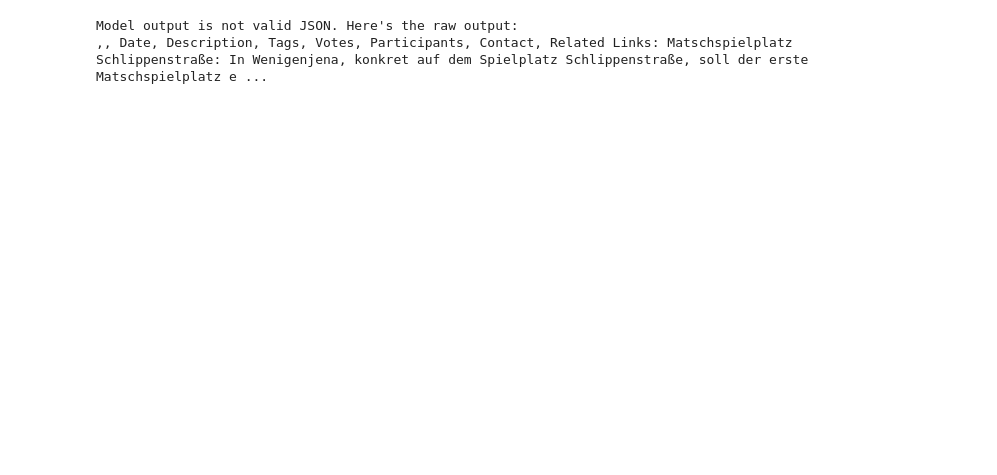
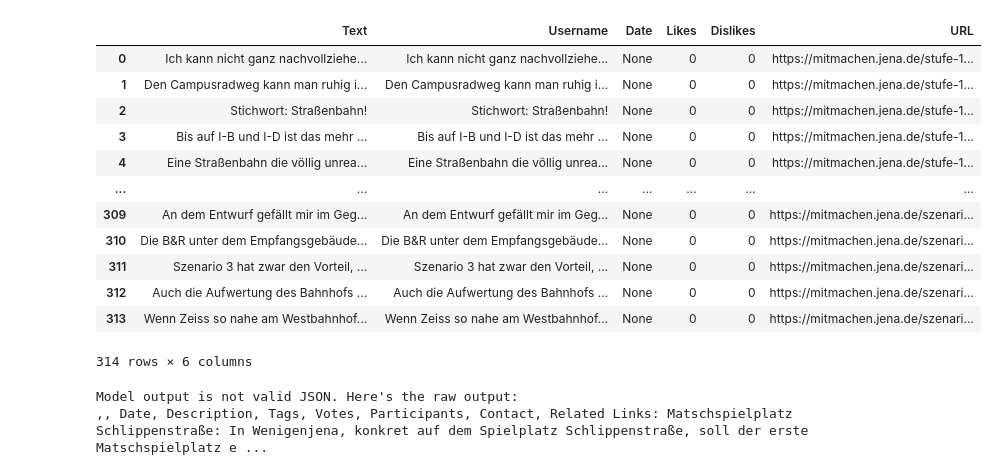
Before and after one commit to denishotii/ConsulDemocracy24-kommueneImFokus, a Jupyter notebook: Scraping copy.ipynb, the cells around one changed output. Drawn from its saved outputs; the diff is of its cells as text; code cells hidden in the pictures; blank space fills up the shorter version.

```diff
--- a/Scraping copy.ipynb
+++ b/Scraping copy.ipynb
@@ -221,3 +435,21 @@ Name: URL, dtype: object
+# %%
+pd.set_option('display.max_colwidth', 50)
+# %%
+df_comments
+# %% [output]
+|  | Text | Username | Date | Likes | Dislikes | URL |
+| 0 | Ich kann nicht ganz nachvollziehe... | Ich kann nicht ganz nachvollziehe... | None | 0 | 0 | https://mitmachen.jena.de/stufe-1... |
+| 1 | Den Campusradweg kann man ruhig i... | Den Campusradweg kann man ruhig i... | None | 0 | 0 | https://mitmachen.jena.de/stufe-1... |
+| 2 | Stichwort: Straßenbahn! | Stichwort: Straßenbahn! | None | 0 | 0 | https://mitmachen.jena.de/stufe-1... |
+| 3 | Bis auf I-B und I-D ist das mehr ... | Bis auf I-B und I-D ist das mehr ... | None | 0 | 0 | https://mitmachen.jena.de/stufe-1... |
+| 4 | Eine Straßenbahn die völlig unrea... | Eine Straßenbahn die völlig unrea... | None | 0 | 0 | https://mitmachen.jena.de/stufe-1... |
+| ... | ... | ... | ... | ... | ... | ... |
+| 309 | An dem Entwurf gefällt mir im Geg... | An dem Entwurf gefällt mir im Geg... | None | 0 | 0 | https://mitmachen.jena.de/szenari... |
+| 310 | Die B&R unter dem Empfangsgebäude... | Die B&R unter dem Empfangsgebäude... | None | 0 | 0 | https://mitmachen.jena.de/szenari... |
+| 311 | Szenario 3 hat zwar den Vorteil, ... | Szenario 3 hat zwar den Vorteil, ... | None | 0 | 0 | https://mitmachen.jena.de/szenari... |
+| 312 | Auch die Aufwertung des Bahnhofs ... | Auch die Aufwertung des Bahnhofs ... | None | 0 | 0 | https://mitmachen.jena.de/szenari... |
+| 313 | Wenn Zeiss so nahe am Westbahnhof... | Wenn Zeiss so nahe am Westbahnhof... | None | 0 | 0 | https://mitmachen.jena.de/szenari... |
+314 rows × 6 columns
 # %%
 from transformers import T5ForConditionalGeneration, T5Tokenizer
 import pandas as pd
```
Also changed, not shown: parts of 11 cells of this notebook, 1 other file.
